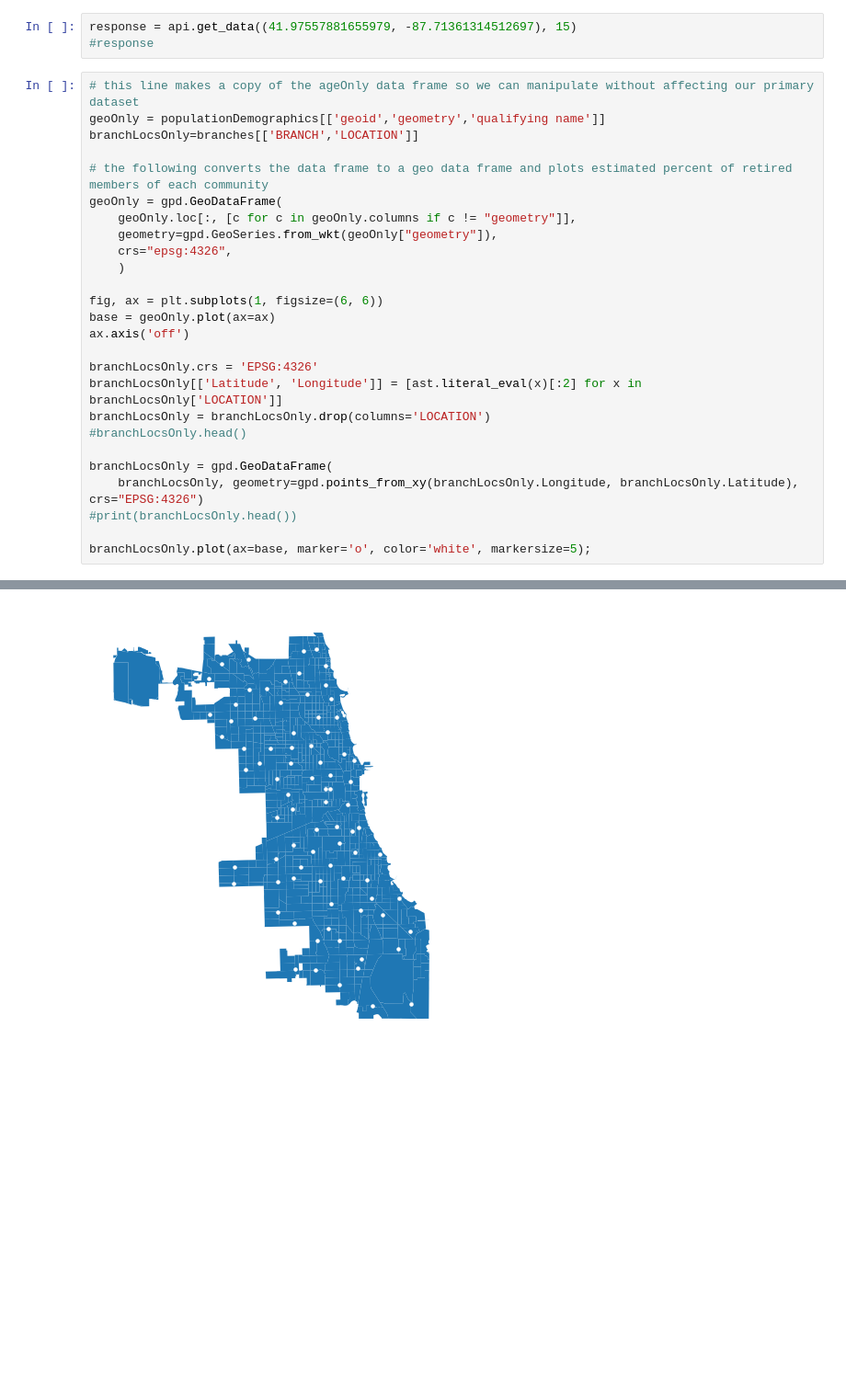
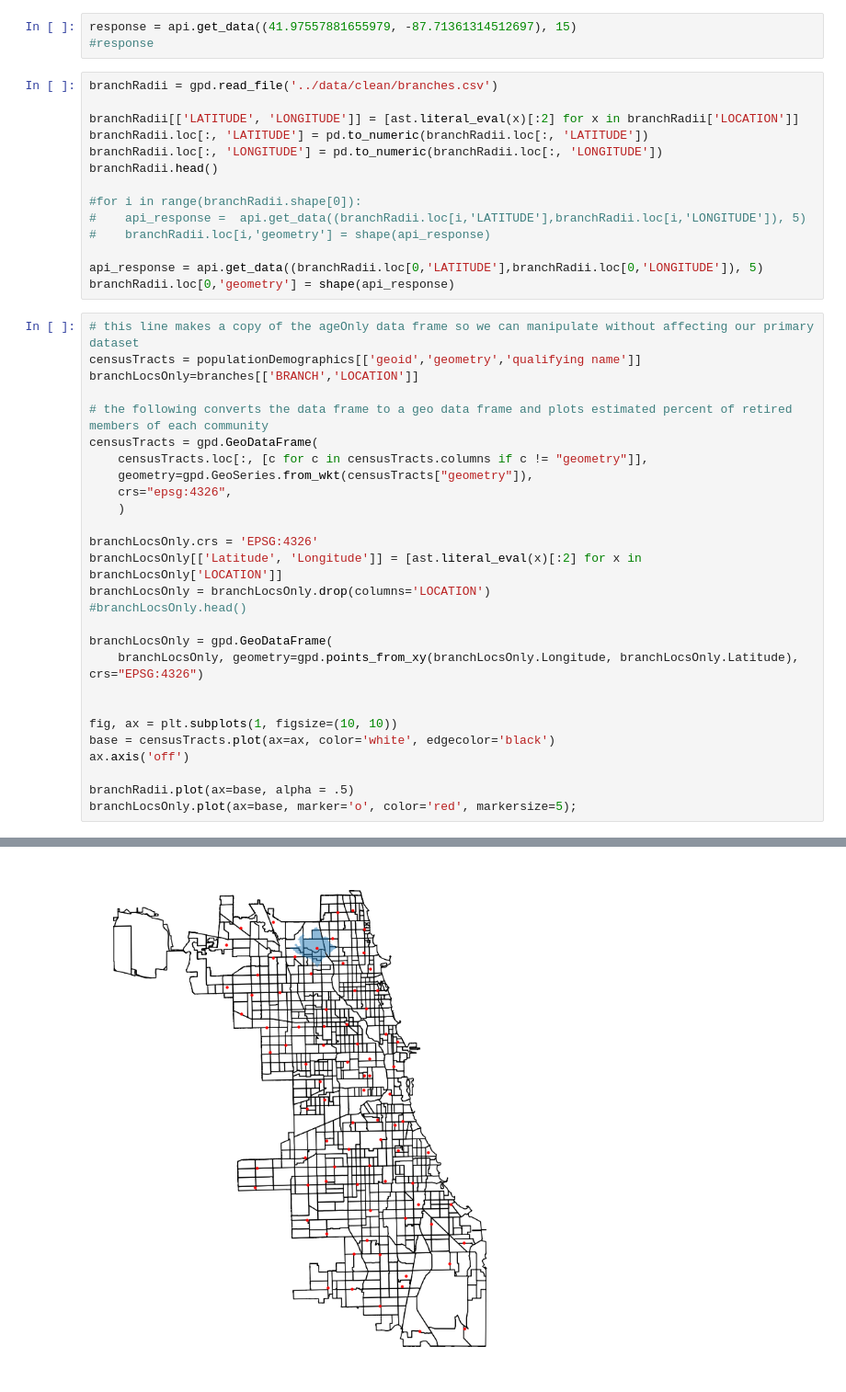
Before and after one commit to uchicago-dsi/cpl_project, a Jupyter notebook: can-summer-2023/api things/rajvi_use_mapbox_api.ipynb, the cells around one changed output, grey strips where cells are left out. Shown at 92% size. Drawn from its saved outputs; the diff is of its cells as text; blank space fills up the shorter version.

Commit message:
map plotting 5 minute driving radius

```diff
--- a/can-summer-2023/api things/rajvi_use_mapbox_api.ipynb
+++ b/can-summer-2023/api things/rajvi_use_mapbox_api.ipynb
@@ -26,21 +27,31 @@ api = MapboxAPI()
 # %%
 response = api.get_data((41.97557881655979, -87.71361314512697), 15)
 #response
+# %%
+branchRadii = gpd.read_file('../data/clean/branches.csv')
+
+branchRadii[['LATITUDE', 'LONGITUDE']] = [ast.literal_eval(x)[:2] for x in branchRadii['LOCATION']]
+branchRadii.loc[:, 'LATITUDE'] = pd.to_numeric(branchRadii.loc[:, 'LATITUDE'])
+branchRadii.loc[:, 'LONGITUDE'] = pd.to_numeric(branchRadii.loc[:, 'LONGITUDE'])
+branchRadii.head()
+
+#for i in range(branchRadii.shape[0]):
+#    api_response =  api.get_data((branchRadii.loc[i,'LATITUDE'],branchRadii.loc[i,'LONGITUDE']), 5)
+#    branchRadii.loc[i,'geometry'] = shape(api_response)
+
+api_response = api.get_data((branchRadii.loc[0,'LATITUDE'],branchRadii.loc[0,'LONGITUDE']), 5)
+branchRadii.loc[0,'geometry'] = shape(api_response)
 # %%
 # this line makes a copy of the ageOnly data frame so we can manipulate without affecting our primary dataset
-geoOnly = populationDemographics[['geoid','geometry','qualifying name']]
+censusTracts = populationDemographics[['geoid','geometry','qualifying name']]
 branchLocsOnly=branches[['BRANCH','LOCATION']]
 
 # the following converts the data frame to a geo data frame and plots estimated percent of retired members of each community
-geoOnly = gpd.GeoDataFrame(
-    geoOnly.loc[:, [c for c in geoOnly.columns if c != "geometry"]],
-    geometry=gpd.GeoSeries.from_wkt(geoOnly["geometry"]),
+censusTracts = gpd.GeoDataFrame(
+    censusTracts.loc[:, [c for c in censusTracts.columns if c != "geometry"]],
+    geometry=gpd.GeoSeries.from_wkt(censusTracts["geometry"]),
     crs="epsg:4326",
     )
-
-fig, ax = plt.subplots(1, figsize=(6, 6))
-base = geoOnly.plot(ax=ax)
-ax.axis('off')
 
 branchLocsOnly.crs = 'EPSG:4326'
 branchLocsOnly[['Latitude', 'Longitude']] = [ast.literal_eval(x)[:2] for x in branchLocsOnly['LOCATION']]
@@ -49,9 +60,14 @@ branchLocsOnly = branchLocsOnly.drop(columns='LOCATION')
 
 branchLocsOnly = gpd.GeoDataFrame(
     branchLocsOnly, geometry=gpd.points_from_xy(branchLocsOnly.Longitude, branchLocsOnly.Latitude), crs="EPSG:4326")
-#print(branchLocsOnly.head())
 
-branchLocsOnly.plot(ax=base, marker='o', color='white', markersize=5);
+
+fig, ax = plt.subplots(1, figsize=(10, 10))
+base = censusTracts.plot(ax=ax, color='white', edgecolor='black')
+ax.axis('off')
+
+branchRadii.plot(ax=base, alpha = .5)
+branchLocsOnly.plot(ax=base, marker='o', color='red', markersize=5);
 # %% [output]
 A value is trying to be set on a copy of a slice from a DataFrame.
 Try using .loc[row_indexer,col_indexer] = value instead
@@ -67 +82 @@ ValueError: Length of values (603) does not match length of index (1)
-[figure, old version]
+[figure, new version]
```
Also changed, not shown: parts of 4 cells of this notebook, 1 other file.
